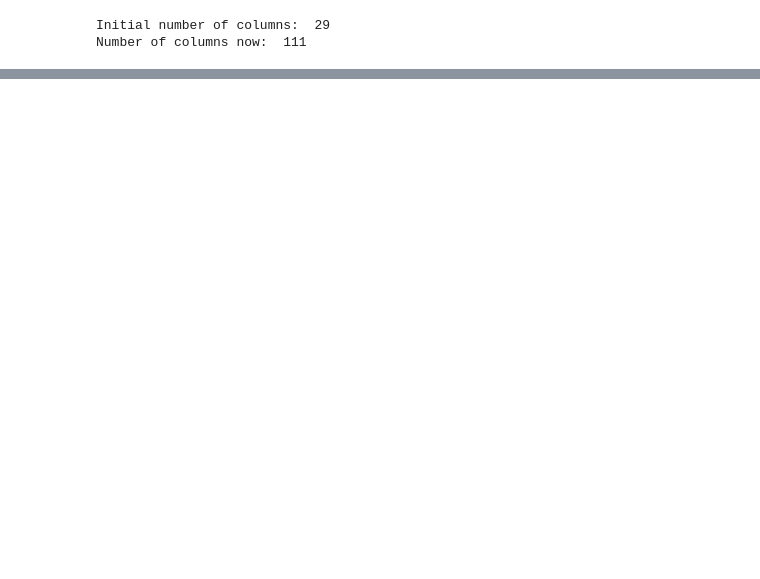
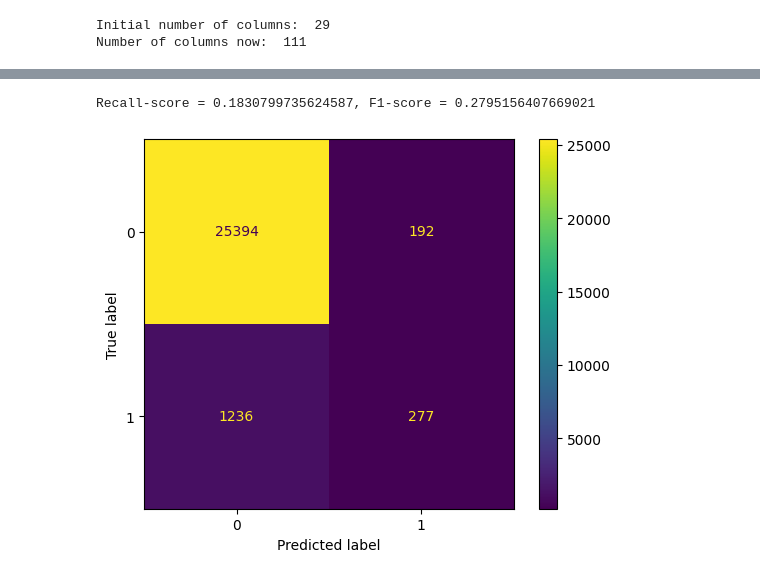
Before and after one commit to karol-pa/Fraud-Detection_Exercise, a Jupyter notebook: example.ipynb, the cells around one changed output, grey strips where cells are left out. Saved outputs shown, nothing was run; the diff lists cells and outputs as text; code cells hidden in the pictures; blank space fills up the shorter version.

```diff
--- a/example.ipynb
+++ b/example.ipynb
@@ -232,11 +190,0 @@ ConfusionMatrixDisplay(confusion_matrix(y_test, y_pred)).plot()
-# %%
-xgb_model = xgb.XGBClassifier()
-#lgbm_model = LGBMClassifier()
-
-xgb_model.fit(X_train, y_train)
-#lgbm_model.fit(X_train, y_train)
-
-y_pred = xgb_model.predict(X_test)
-#y_pred = lgbm_model.predict(X_test)
-
-ConfusionMatrixDisplay(confusion_matrix(y_test, y_pred)).plot()
@@ -265,0 +215,29 @@ You can set `force_col_wise=true` to remove the overhead.
+# %%
+%%time
+# Import 'GridSearchCV', 'make_scorer', and any other necessary libraries
+from sklearn.model_selection import GridSearchCV, RandomizedSearchCV
+from sklearn.metrics import make_scorer
+
+
+# Create the parameters list you wish to tune
+parameters = {'n_estimators':[0, 1000],
+              'num_leaves': [2, 512],
+              'max_depth': [2, 128],
+              'learning_rate':[ 0.001, 0.15],
+              'min_split_gain': [0.001, 0.1],
+              'feature_fraction': [0.1, 1.0],
+              'bagging_freq': [1,10],
+              'verbosity': [-1],
+              'random_state':[777]
+             }
+
+# Make an fbeta_score scoring object
+scorer = make_scorer(recall_score)
+
+
+# TODO: Perform grid search on the classifier using 'scorer' as the scoring method
+gridsearch = RandomizedSearchCV(lgbm_model, param_distributions = parameters, cv=2, n_iter=10, scoring=scorer)
+
+# TODO: Fit the grid search object to the training data and find the optimal parameters
+
+gridsearch.fit(X_train, y_train)
@@ -265,0 +274,7 @@ You can set `force_col_wise=true` to remove the overhead.
+# %%
+y_pred = gridsearch.best_estimator_.predict(X_test)
+ConfusionMatrixDisplay(confusion_matrix(y_test, y_pred)).plot()
+print(f"Recall-score = {recall_score(y_test, y_pred) }, F1-score = {f1_score(y_test, y_pred)}")
+# %% [output]
+Recall-score = 0.1830799735624587, F1-score = 0.2795156407669021
+[figure, added]
```
Also changed, not shown: parts of 15 cells of this notebook.
